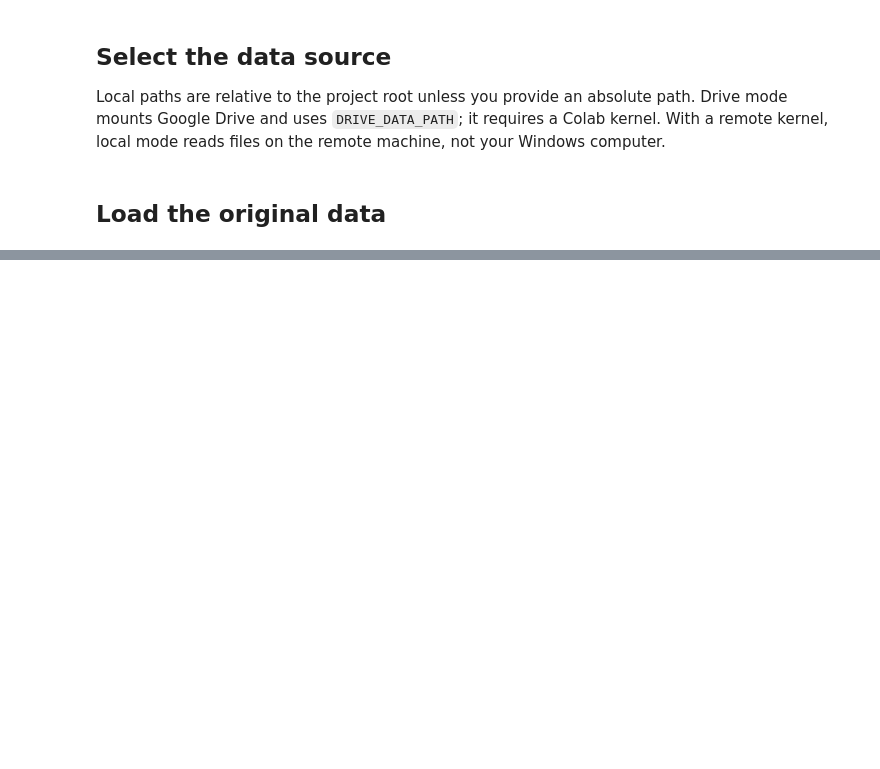
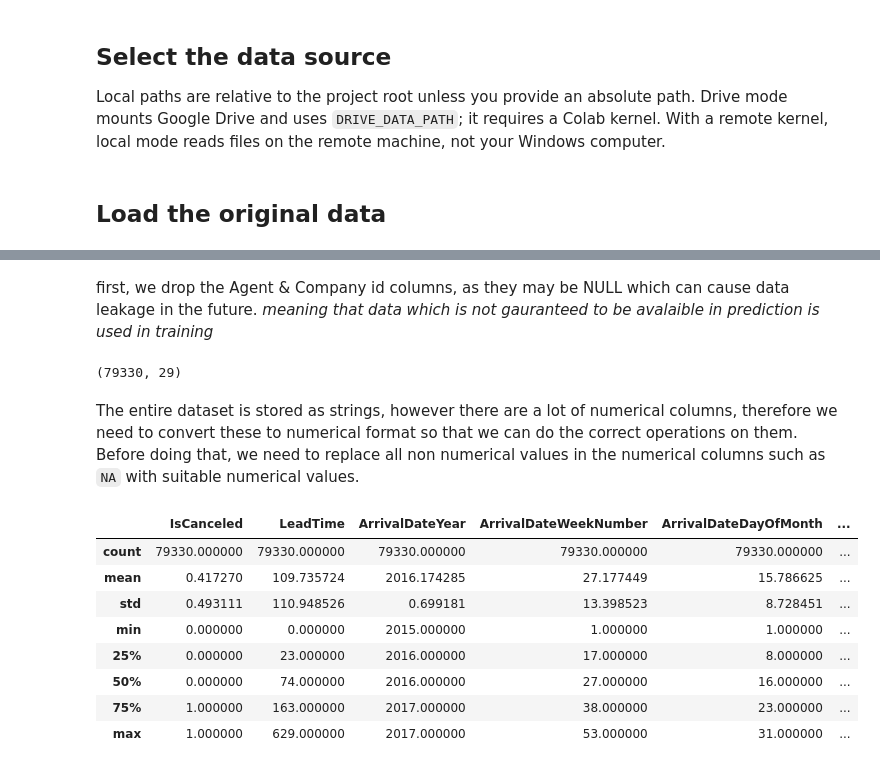
Before and after one commit to OMZaky/City-Hotel-Booking, a Jupyter notebook: notebooks/preprocessing.ipynb, the cells around one changed output, grey strips where cells are left out. Drawn from its saved outputs; the diff is of its cells as text; code cells hidden in the pictures; blank space fills up the shorter version.

```diff
--- a/notebooks/preprocessing.ipynb
+++ b/notebooks/preprocessing.ipynb
@@ -61,0 +52,10 @@ df_raw.shape
+# %% [markdown]
+first, we drop the Agent & Company id columns, as they may be NULL which can cause data leakage in the future. *meaning that data which is not gauranteed to be avalaible in prediction is used in training*
+# %%
+df = df.drop(columns=["Agent","Company"])
+df.shape
+# %% [output]
+(79330, 29)
+# %% [markdown]
+The entire dataset is stored as strings, however there are a lot of numerical columns, therefore we need to convert these to numerical format so that we can do the correct operations on them.
+Before doing that, we need to replace all non numerical values in the numerical columns such as `NA` with suitable numerical values.
@@ -61,0 +93,12 @@ df_raw.shape
+# %%
+df[numerical_columns].describe()
+# %% [output]
+|  | IsCanceled | LeadTime | ArrivalDateYear | ArrivalDateWeekNumber | ArrivalDateDayOfMonth | ... |
+| count | 79330.000000 | 79330.000000 | 79330.000000 | 79330.000000 | 79330.000000 | ... |
+| mean | 0.417270 | 109.735724 | 2016.174285 | 27.177449 | 15.786625 | ... |
+| std | 0.493111 | 110.948526 | 0.699181 | 13.398523 | 8.728451 | ... |
+| min | 0.000000 | 0.000000 | 2015.000000 | 1.000000 | 1.000000 | ... |
+| 25% | 0.000000 | 23.000000 | 2016.000000 | 17.000000 | 8.000000 | ... |
+| 50% | 0.000000 | 74.000000 | 2016.000000 | 27.000000 | 16.000000 | ... |
+| 75% | 1.000000 | 163.000000 | 2017.000000 | 38.000000 | 23.000000 | ... |
+| max | 1.000000 | 629.000000 | 2017.000000 | 53.000000 | 31.000000 | ... |
```
Also changed, not shown: parts of 8 cells of this notebook.
